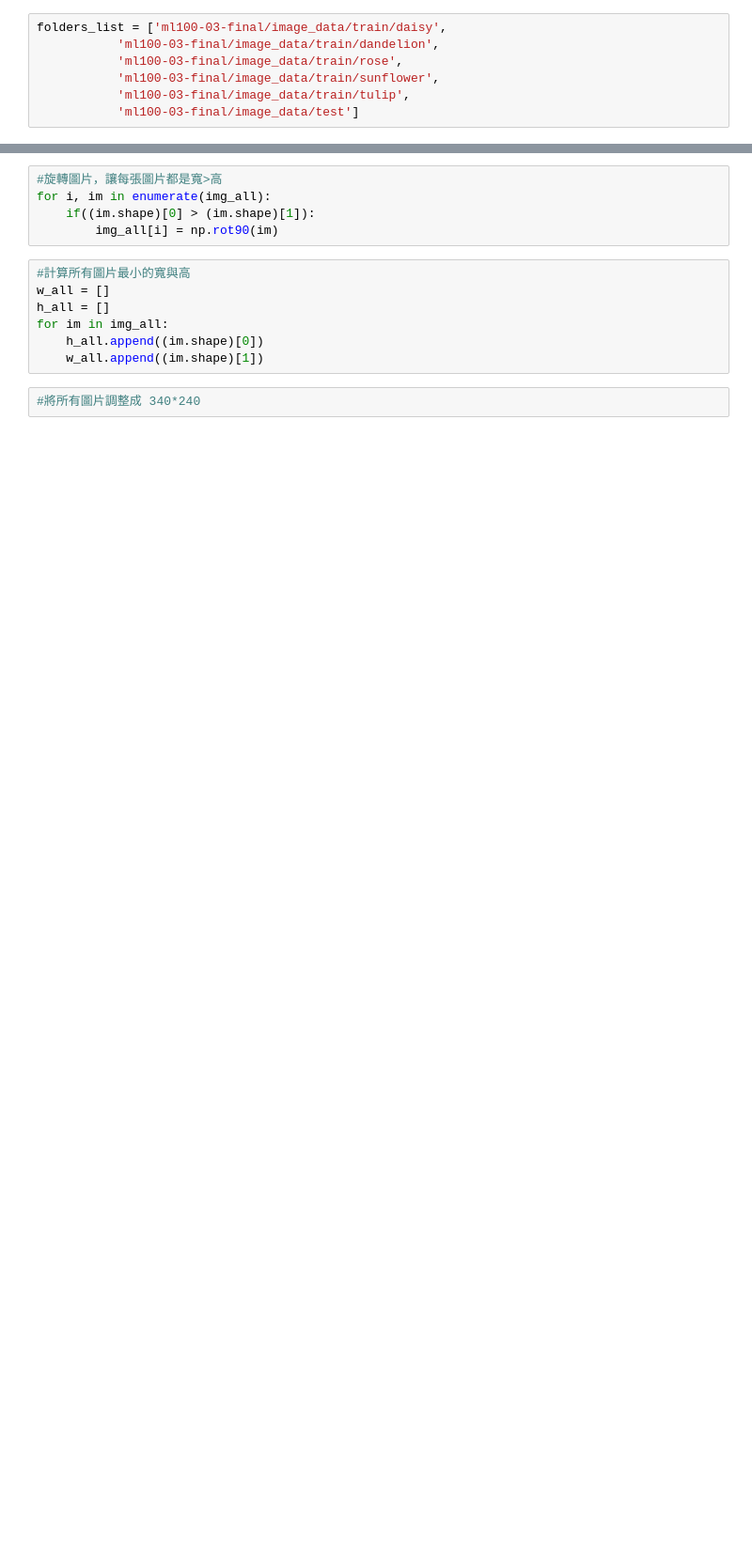
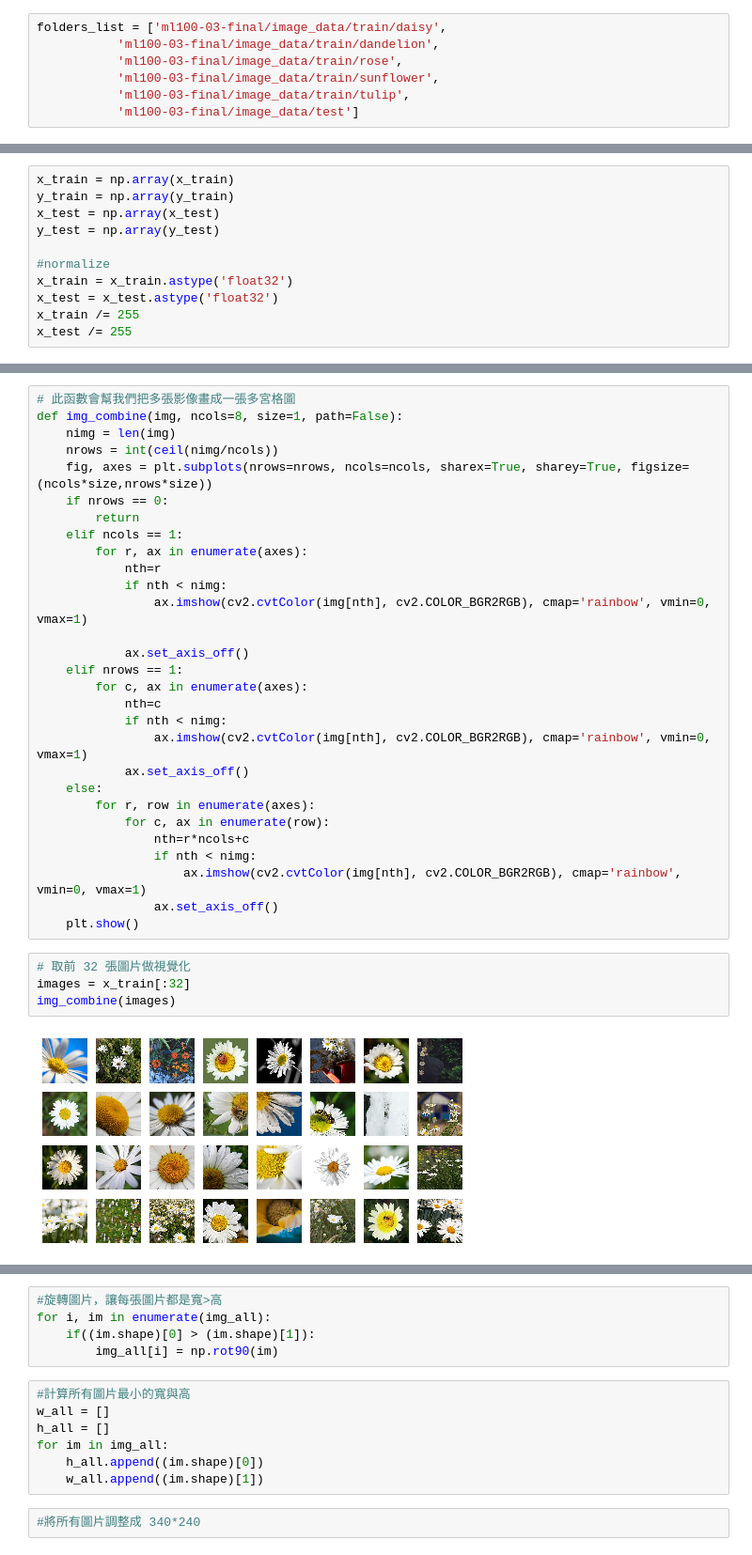
Before and after one commit to kung-bill/3rd-ML100Days, a Jupyter notebook: homework/Day_101_FinalExam.ipynb, the cells around one changed output, grey strips where cells are left out. Shown at 94% size. Cells and saved outputs as stored; diff of their text form; blank space fills up the shorter version.

```diff
--- a/homework/Day_101_FinalExam.ipynb
+++ b/homework/Day_101_FinalExam.ipynb
@@ -73,0 +96,11 @@ fname_test, images_test = load_images_from_folder('ml100-03-final/image_data/tes
+# %%
+x_train = np.array(x_train)
+y_train = np.array(y_train)
+x_test = np.array(x_test)
+y_test = np.array(y_test)
+
+#normalize
+x_train = x_train.astype('float32')
+x_test = x_test.astype('float32')
+x_train /= 255
+x_test /= 255
@@ -73,0 +133,35 @@ fname_test, images_test = load_images_from_folder('ml100-03-final/image_data/tes
+# %%
+# 此函數會幫我們把多張影像畫成一張多宮格圖
+def img_combine(img, ncols=8, size=1, path=False):
+    nimg = len(img)
+    nrows = int(ceil(nimg/ncols))
+    fig, axes = plt.subplots(nrows=nrows, ncols=ncols, sharex=True, sharey=True, figsize=(ncols*size,nrows*size))
+    if nrows == 0:
+        return
+    elif ncols == 1:
+        for r, ax in enumerate(axes):
+            nth=r
+            if nth < nimg:
+                ax.imshow(cv2.cvtColor(img[nth], cv2.COLOR_BGR2RGB), cmap='rainbow', vmin=0, vmax=1)
+
+            ax.set_axis_off()
+    elif nrows == 1:
+        for c, ax in enumerate(axes):
+            nth=c
+            if nth < nimg:
+                ax.imshow(cv2.cvtColor(img[nth], cv2.COLOR_BGR2RGB), cmap='rainbow', vmin=0, vmax=1)
+            ax.set_axis_off()
+    else:
+        for r, row in enumerate(axes):
+            for c, ax in enumerate(row):
+                nth=r*ncols+c
+                if nth < nimg:
+                    ax.imshow(cv2.cvtColor(img[nth], cv2.COLOR_BGR2RGB), cmap='rainbow', vmin=0, vmax=1)
+                ax.set_axis_off()
+    plt.show()
+# %%
+# 取前 32 張圖片做視覺化
+images = x_train[:32]
+img_combine(images)
+# %% [output]
+[figure, added]
```
Also changed, not shown: parts of 22 cells of this notebook.
